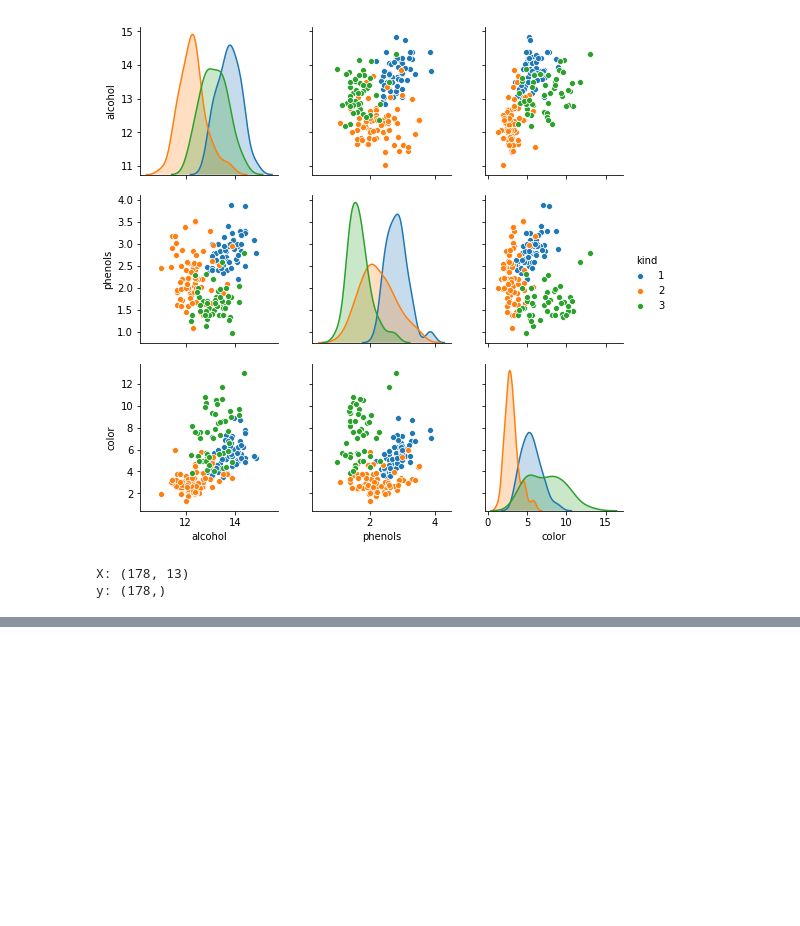
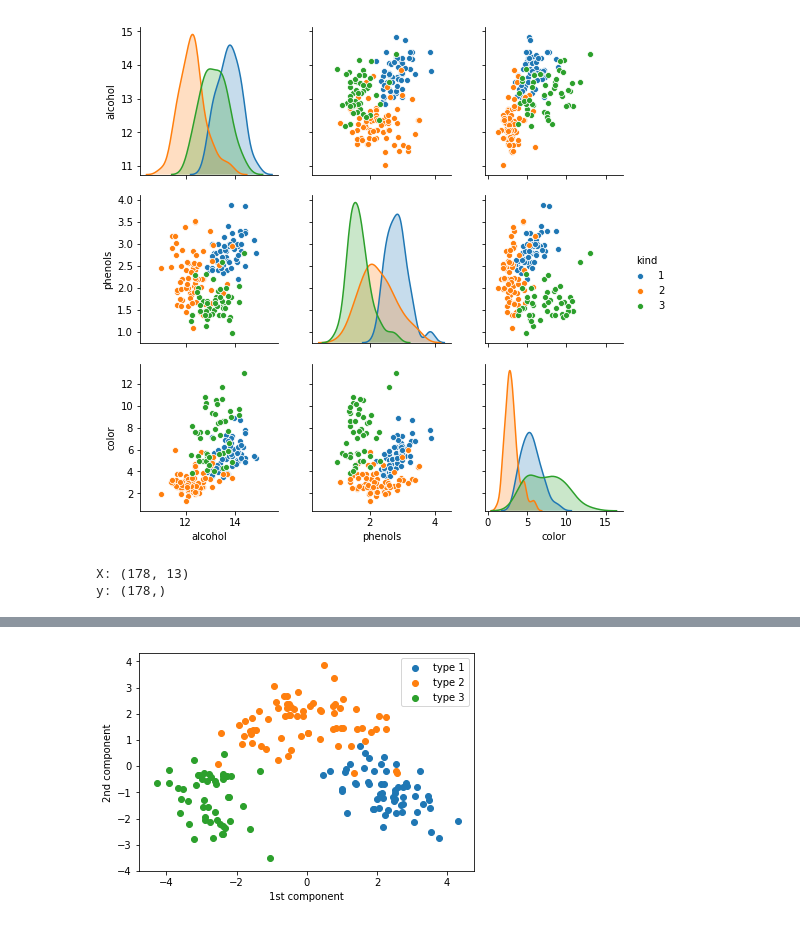
Before and after one commit to xnicolovici/machine_learning, a Jupyter notebook: notebooks/Course No 4/06. Clustering and dimensionality reduction/05. Dimensionality reduction with PCA/Learn.ipynb, the cells around one changed output, grey strips where cells are left out. Drawn from its saved outputs; the diff is of its cells as text; code cells hidden in the pictures; blank space fills up the shorter version.

```diff
--- a/notebooks/Course No 4/06. Clustering and dimensionality reduction/05. Dimensionality reduction with PCA/Learn.ipynb
+++ b/notebooks/Course No 4/06. Clustering and dimensionality reduction/05. Dimensionality reduction with PCA/Learn.ipynb
@@ -51,0 +131,34 @@ pca.fit(X, y=None); # Unsupervised learning, no y variable
+# %%
+from sklearn.preprocessing import StandardScaler
+
+# Create Standard scaler
+scaler = StandardScaler()
+
+# Rescale data
+X_rescaled = scaler.fit_transform(X)
+
+# Create PCA transformer
+pca2 = PCA(n_components=2)
+
+# Apply PCA to rescaled data
+X_2d_rescaled = pca2.fit_transform(X_rescaled)
+# %%
+# Plot each kind of wine
+fig = plt.figure()
+for kind in [1, 2, 3]:
+    # Wine samples of this type
+    idx = (y == kind)
+
+    # Plot their components
+    plt.scatter(
+        X_2d_rescaled[idx, 0], X_2d_rescaled[idx, 1],
+        label='type {}'.format(kind)
+    )
+
+# Labels and legend
+plt.legend()
+plt.xlabel('1st component')
+plt.ylabel('2nd component')
+plt.show()
+# %% [output]
+[figure, added]
```
Also changed, not shown: parts of 12 cells of this notebook, 3 other files.
